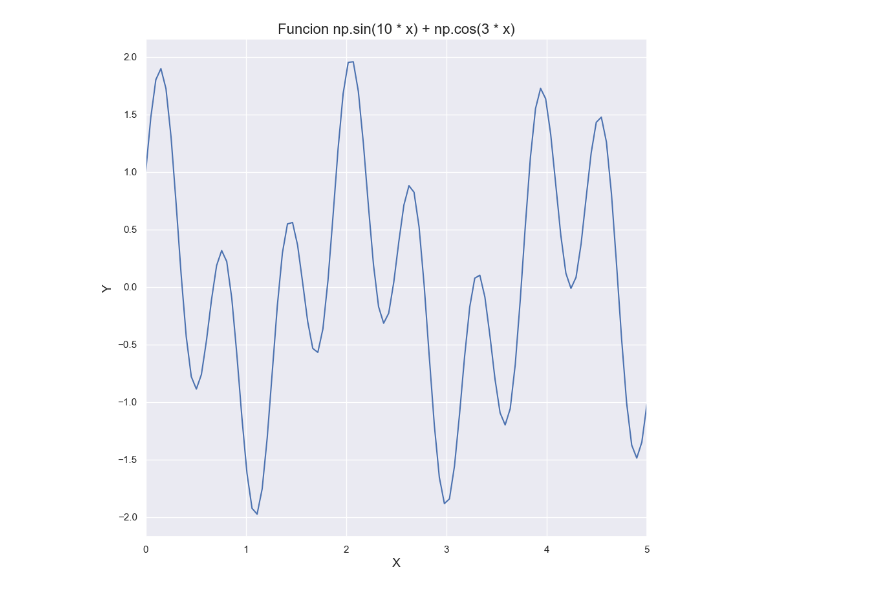
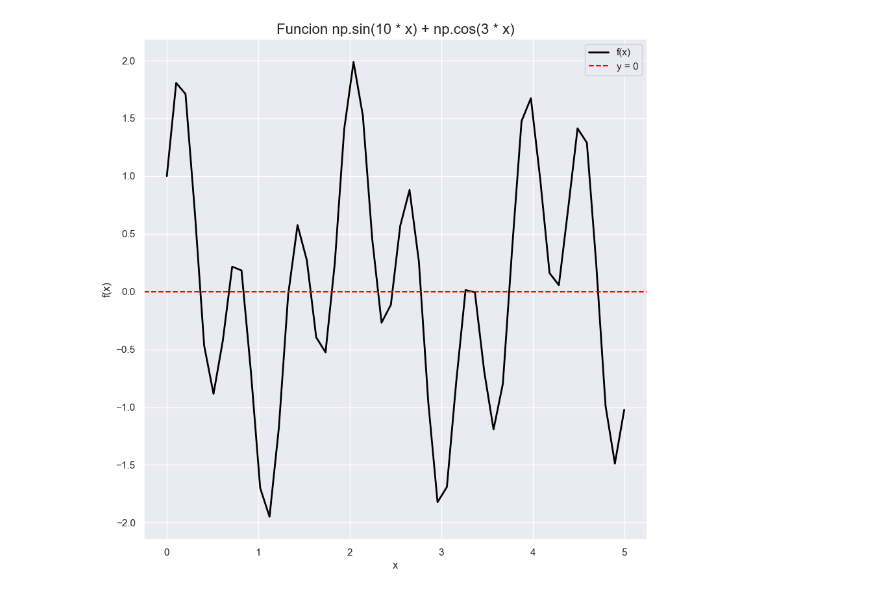
Before and after one commit to kapicida/MENU24, a Jupyter notebook: TP3/TP3_Raices.ipynb, the cells around one changed output. Drawn from its saved outputs; the diff is of its cells as text; code cells hidden in the pictures.

```diff
--- a/TP3/TP3_Raices.ipynb
+++ b/TP3/TP3_Raices.ipynb
@@ -3,22 +6,21 @@
 # %%
-import seaborn as sns
 import matplotlib.pyplot as plt
 import numpy as np
 
 # Definir los datos
-x = np.linspace(0, 5, 100)
-y = np.sin(10 * x) + np.cos(3 * x)
-
-sns.set_theme(style="darkgrid")
+x = np.linspace(0, 5, 50) #Incremento en 0.1
+y = np.sin(10 * x) + np.cos(3 * x) #Funcion
 
 plt.figure(figsize=(10, 10))
-plt.xlim((0, 5))
-sns.lineplot(x=x, y=y)
-
 plt.title("Funcion np.sin(10 * x) + np.cos(3 * x)", fontsize=16)
-plt.xlabel("X", fontsize=14)
-plt.ylabel("Y", fontsize=14)
+plt.plot(x, y, color='black', label='f(x)', linewidth=2)
+plt.axhline(0, color='red', linestyle='--', label='y = 0')
+plt.xlabel('x')
+plt.ylabel('f(x)')
+plt.grid(True)
+plt.legend()
+plt.show()
 
 plt.show()
 # %% [output]
-[figure, old version]
+[figure, new version]
```
Also changed, not shown: parts of 12 cells of this notebook.
